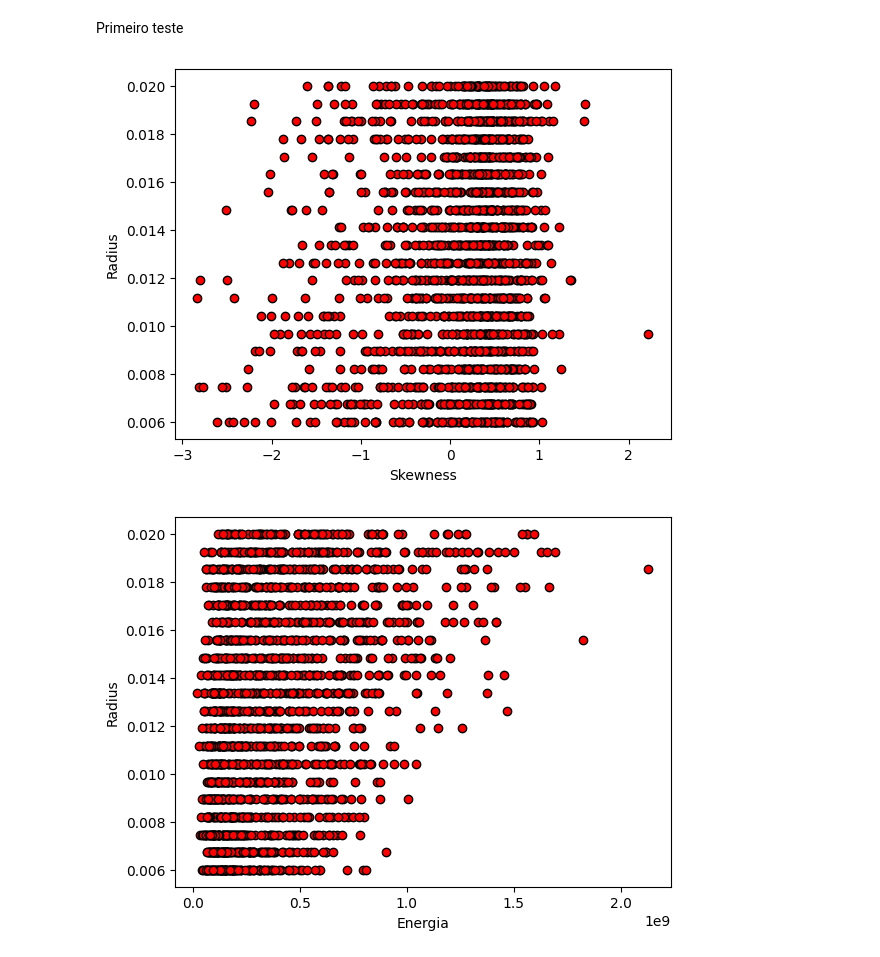
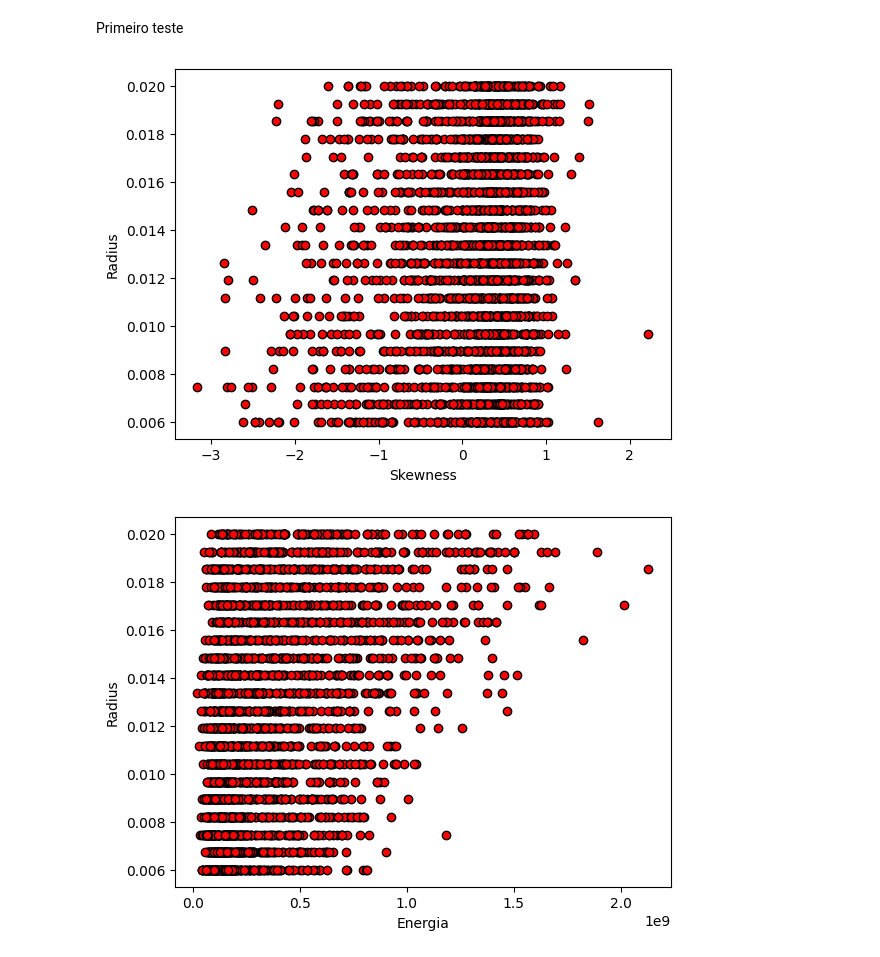
Before and after one commit to andrefsr/Machine-Learning-on-detection-of-buried-cylinders-via-GPR, a Jupyter notebook: sec_sim/machine_learning/data_analysis.ipynb, the cells around one changed output. Drawn from its saved outputs; the diff is of its cells as text; code cells hidden in the pictures.

```diff
--- a/sec_sim/machine_learning/data_analysis.ipynb
+++ b/sec_sim/machine_learning/data_analysis.ipynb
@@ -6,6 +6,7 @@ import matplotlib.pyplot as plt
 Distribuição estatística das respostas
 # %%
 df_labels = pd.read_csv('labels3000.csv')
+df_features = pd.read_csv('Features3000.csv')
 display(df_labels.tail(10))
 # %% [output]
 |  | soil_type | radius | pos_y | pos_x |
@@ -78,19 +76,19 @@ df_labels1 = df_labels[0:2000]
 # %%
-x = df_features1
-y_rad = df_labels1['radius']
+x = df_features
+y_rad = df_labels['radius']
 
 plt.figure()
 plt.xlabel('Skewness')
 plt.ylabel('Radius')
 plt.scatter(x['Skewness'],y_rad,color='red',edgecolors='black')
 plt.show()
 
 plt.figure()
 plt.xlabel('Energia')
 plt.ylabel('Radius')
 plt.scatter(x['Energia'],y_rad,color='red',edgecolors='black')
 plt.show()
 # %% [output]
-[figure, old version]
+[figure, new version]
-[figure, old version]
+[figure, new version]
 # %%
```
Also changed, not shown: parts of 3 cells of this notebook, 5 other files.
